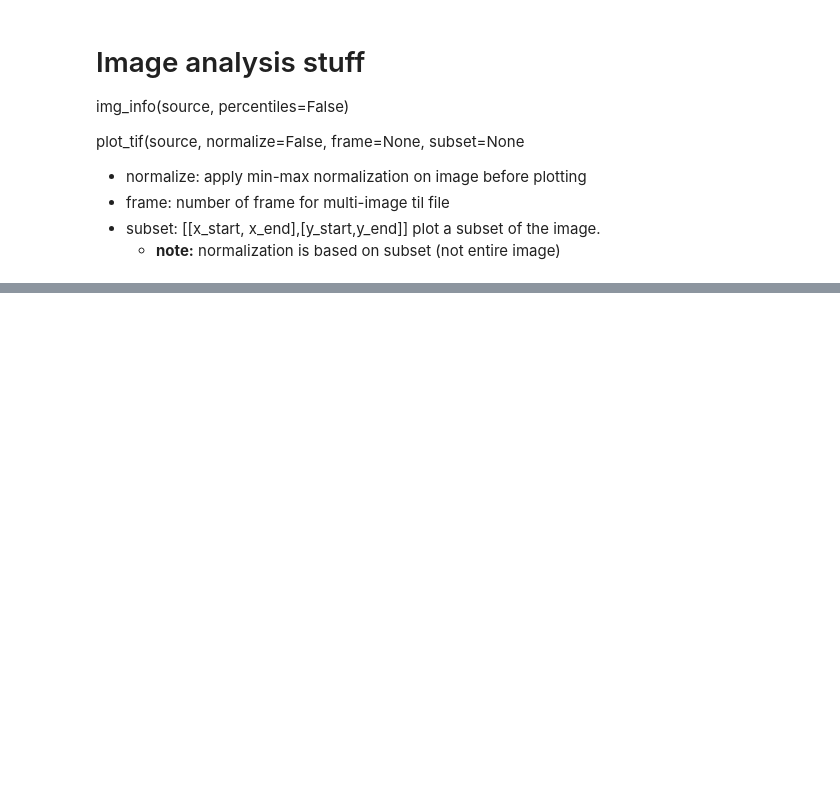
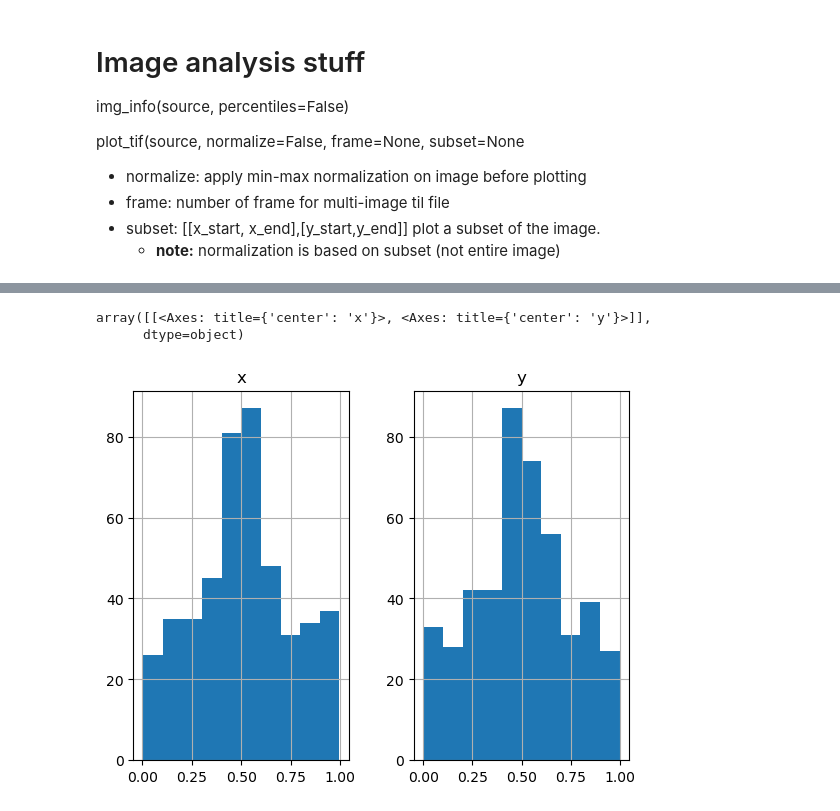
Before and after one commit to soso1407/nanoparticle-tracking-simulation, a Jupyter notebook: src/Main.ipynb, the cells around one changed output, grey strips where cells are left out. Saved outputs shown, nothing was run; the diff lists cells and outputs as text; code cells hidden in the pictures; blank space fills up the shorter version.

```diff
--- a/src/Main.ipynb
+++ b/src/Main.ipynb
@@ -264,0 +346,6 @@ plot_tif(tif_path, frame=1)
+# %%
+tp.subpx_bias(f)
+# %% [output]
+array([[<Axes: title={'center': 'x'}>, <Axes: title={'center': 'y'}>]],
+      dtype=object)
+[figure, added]
```
Also changed, not shown: parts of 12 cells of this notebook, 7 other files.
